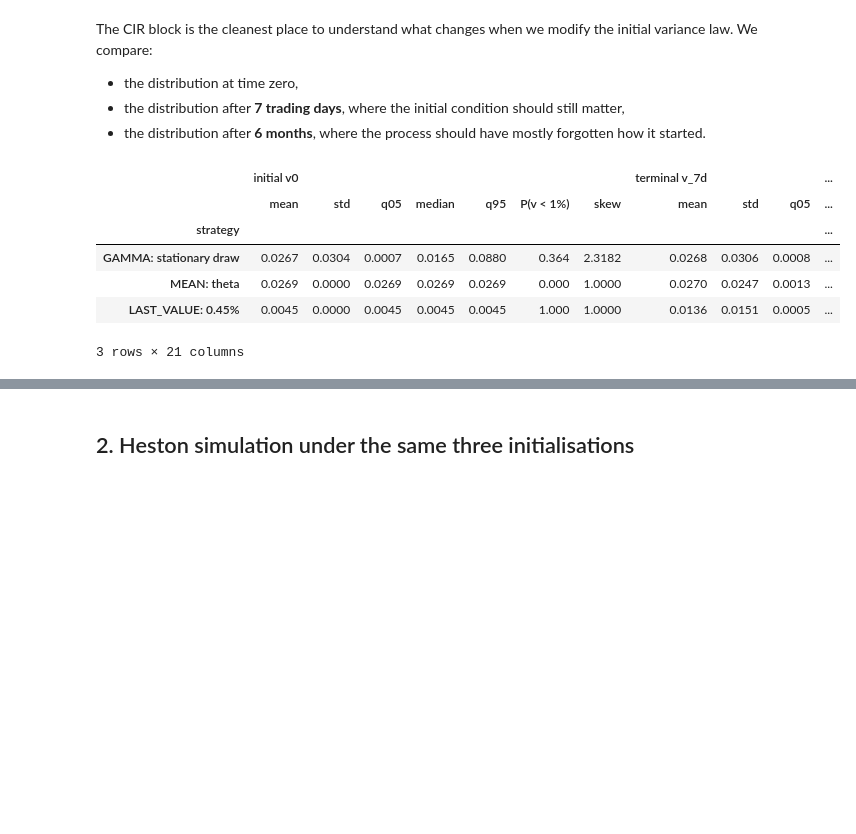
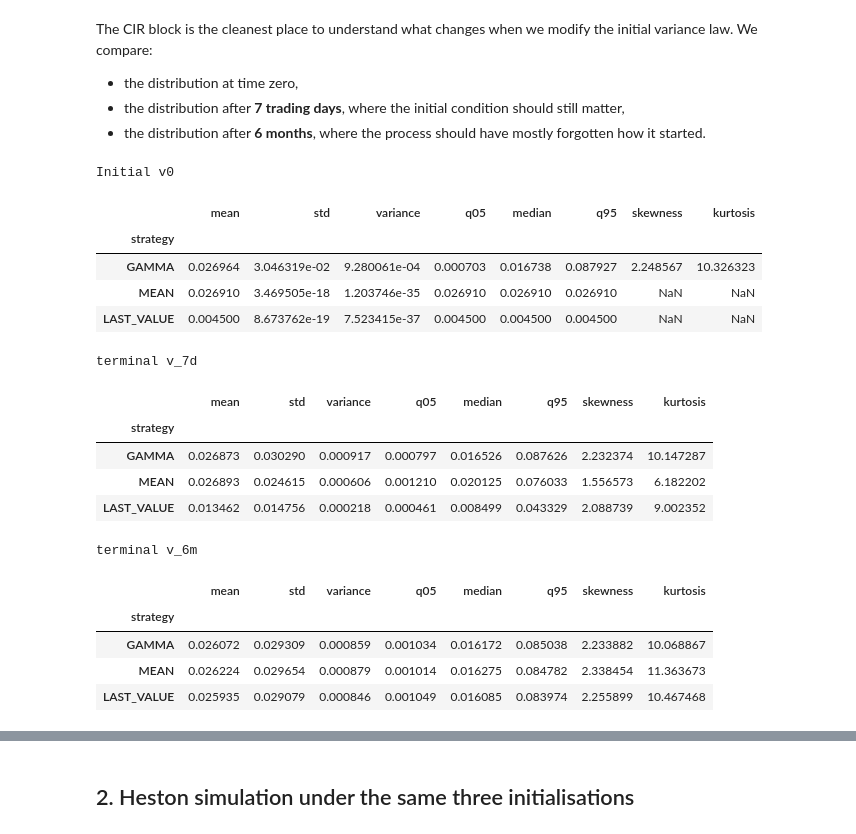
Before and after one commit to lenzone91/StationaryHestonModel, a Jupyter notebook: notebooks/stationary_heston_simulation.ipynb, the cells around one changed output, grey strips where cells are left out. Saved outputs shown, nothing was run; the diff lists cells and outputs as text; code cells hidden in the pictures; blank space fills up the shorter version.

```diff
--- a/notebooks/stationary_heston_simulation.ipynb
+++ b/notebooks/stationary_heston_simulation.ipynb
@@ -255,22 +265,31 @@ We compare:
 # %%
 cir_short = simulate_cir_bundle(parameters=parameter_table, maturity=short_maturity, n_steps=time_steps_for(short_maturity), n_paths=n_paths)
 cir_half = simulate_cir_bundle(parameters=parameter_table, maturity=half_year, n_steps=time_steps_for(half_year), n_paths=n_paths)
 
-cir_summary = pd.concat(
-    {
-        "initial v0": summarise_cir_bundle(cir_short, time_index=0),
-        "terminal v_7d": summarise_cir_bundle(cir_short, time_index=-1),
-        "terminal v_6m": summarise_cir_bundle(cir_half, time_index=-1),
-    },
-    axis=1,
-)
+print("Initial v0")
+display(summarise_cir_bundle(cir_short, time_index=0))
 
-cir_summary.round(4)
+print("terminal v_7d")
+display(summarise_cir_bundle(cir_short, time_index=-1))
+
+print("terminal v_6m")
+display(summarise_cir_bundle(cir_half, time_index=-1))
 # %% [output]
+Initial v0
-|  | initial v0 |  |  |  |  |  |  | terminal v_7d |  |  | ... |
-|  | mean | std | q05 | median | q95 | P(v < 1%) | skew | mean | std | q05 | ... |
-| strategy |  |  |  |  |  |  |  |  |  |  | ... |
-| GAMMA: stationary draw | 0.0267 | 0.0304 | 0.0007 | 0.0165 | 0.0880 | 0.364 | 2.3182 | 0.0268 | 0.0306 | 0.0008 | ... |
-| MEAN: theta | 0.0269 | 0.0000 | 0.0269 | 0.0269 | 0.0269 | 0.000 | 1.0000 | 0.0270 | 0.0247 | 0.0013 | ... |
-| LAST_VALUE: 0.45% | 0.0045 | 0.0000 | 0.0045 | 0.0045 | 0.0045 | 1.000 | 1.0000 | 0.0136 | 0.0151 | 0.0005 | ... |
+|  | mean | std | variance | q05 | median | q95 | skewness | kurtosis |
+| strategy |  |  |  |  |  |  |  |  |
+| GAMMA | 0.026964 | 3.046319e-02 | 9.280061e-04 | 0.000703 | 0.016738 | 0.087927 | 2.248567 | 10.326323 |
+| MEAN | 0.026910 | 3.469505e-18 | 1.203746e-35 | 0.026910 | 0.026910 | 0.026910 | NaN | NaN |
+| LAST_VALUE | 0.004500 | 8.673762e-19 | 7.523415e-37 | 0.004500 | 0.004500 | 0.004500 | NaN | NaN |
-3 rows × 21 columns
+terminal v_7d
+|  | mean | std | variance | q05 | median | q95 | skewness | kurtosis |
+| strategy |  |  |  |  |  |  |  |  |
+| GAMMA | 0.026873 | 0.030290 | 0.000917 | 0.000797 | 0.016526 | 0.087626 | 2.232374 | 10.147287 |
+| MEAN | 0.026893 | 0.024615 | 0.000606 | 0.001210 | 0.020125 | 0.076033 | 1.556573 | 6.182202 |
+| LAST_VALUE | 0.013462 | 0.014756 | 0.000218 | 0.000461 | 0.008499 | 0.043329 | 2.088739 | 9.002352 |
+terminal v_6m
+|  | mean | std | variance | q05 | median | q95 | skewness | kurtosis |
+| strategy |  |  |  |  |  |  |  |  |
+| GAMMA | 0.026072 | 0.029309 | 0.000859 | 0.001034 | 0.016172 | 0.085038 | 2.233882 | 10.068867 |
+| MEAN | 0.026224 | 0.029654 | 0.000879 | 0.001014 | 0.016275 | 0.084782 | 2.338454 | 11.363673 |
+| LAST_VALUE | 0.025935 | 0.029079 | 0.000846 | 0.001049 | 0.016085 | 0.083974 | 2.255899 | 10.467468 |
```
Also changed, not shown: parts of 8 cells of this notebook.
